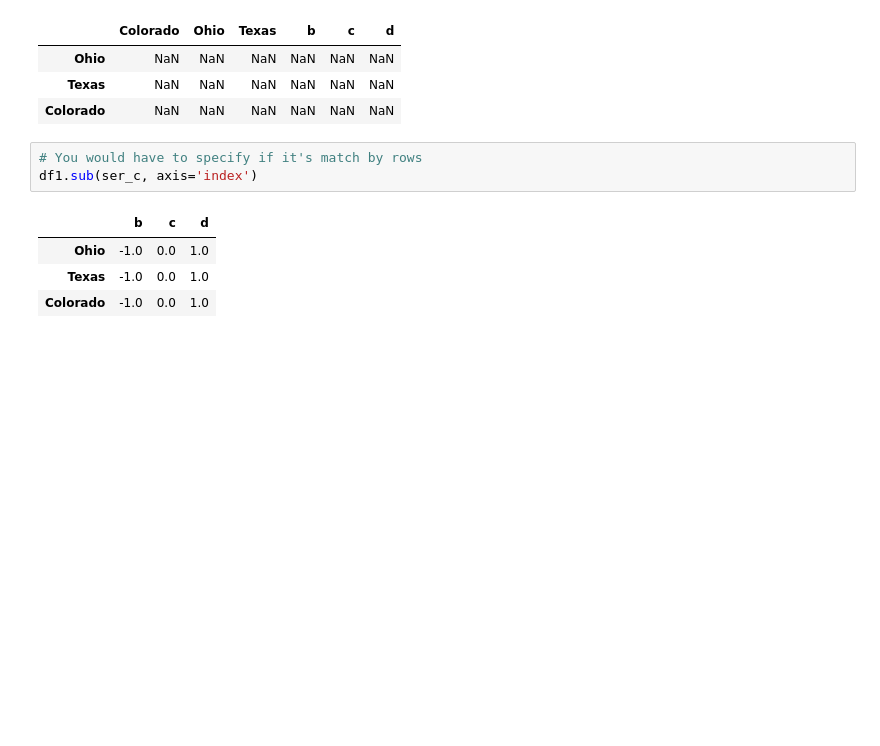
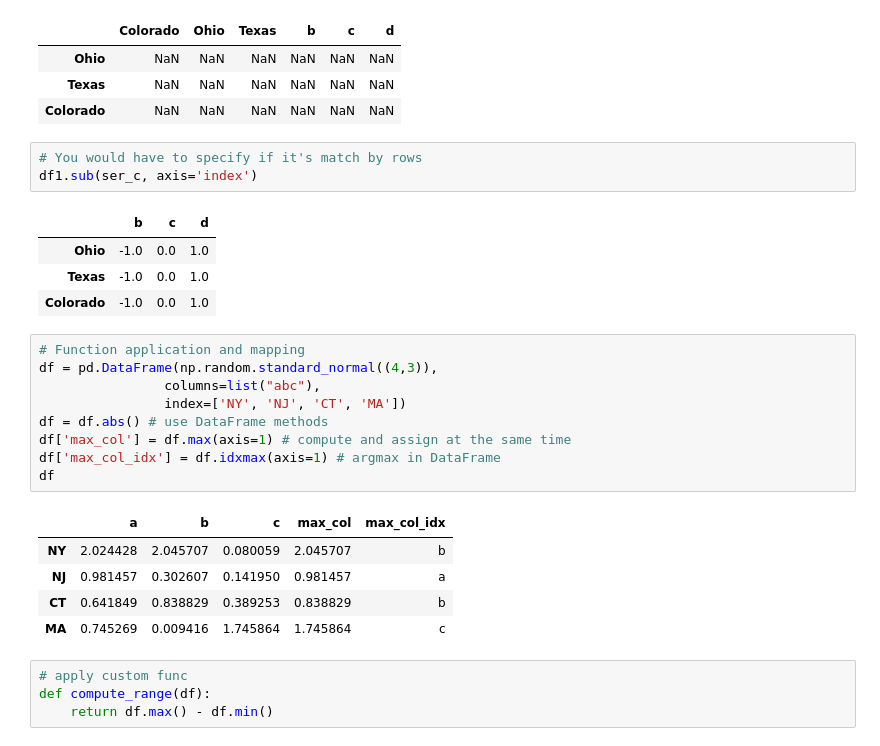
Before and after one commit to tensor-polinomics/l5, a Jupyter notebook: PDA/PDA/Chapter5.ipynb, the cells around one changed output. Cells and saved outputs as stored; diff of their text form; blank space fills up the shorter version.

```diff
--- a/PDA/PDA/Chapter5.ipynb
+++ b/PDA/PDA/Chapter5.ipynb
@@ -373,3 +363,22 @@ df1.sub(ser_c, axis='index')
 | Ohio | -1.0 | 0.0 | 1.0 |
 | Texas | -1.0 | 0.0 | 1.0 |
 | Colorado | -1.0 | 0.0 | 1.0 |
+# %%
+# Function application and mapping
+df = pd.DataFrame(np.random.standard_normal((4,3)),
+                columns=list("abc"),
+                index=['NY', 'NJ', 'CT', 'MA'])
+df = df.abs() # use DataFrame methods
+df['max_col'] = df.max(axis=1) # compute and assign at the same time
+df['max_col_idx'] = df.idxmax(axis=1) # argmax in DataFrame
+df
+# %% [output]
+|  | a | b | c | max_col | max_col_idx |
+| NY | 2.024428 | 2.045707 | 0.080059 | 2.045707 | b |
+| NJ | 0.981457 | 0.302607 | 0.141950 | 0.981457 | a |
+| CT | 0.641849 | 0.838829 | 0.389253 | 0.838829 | b |
+| MA | 0.745269 | 0.009416 | 1.745864 | 1.745864 | c |
+# %%
+# apply custom func
+def compute_range(df):
+    return df.max() - df.min()
```
Also changed, not shown: parts of 28 cells of this notebook, 1 other file.
